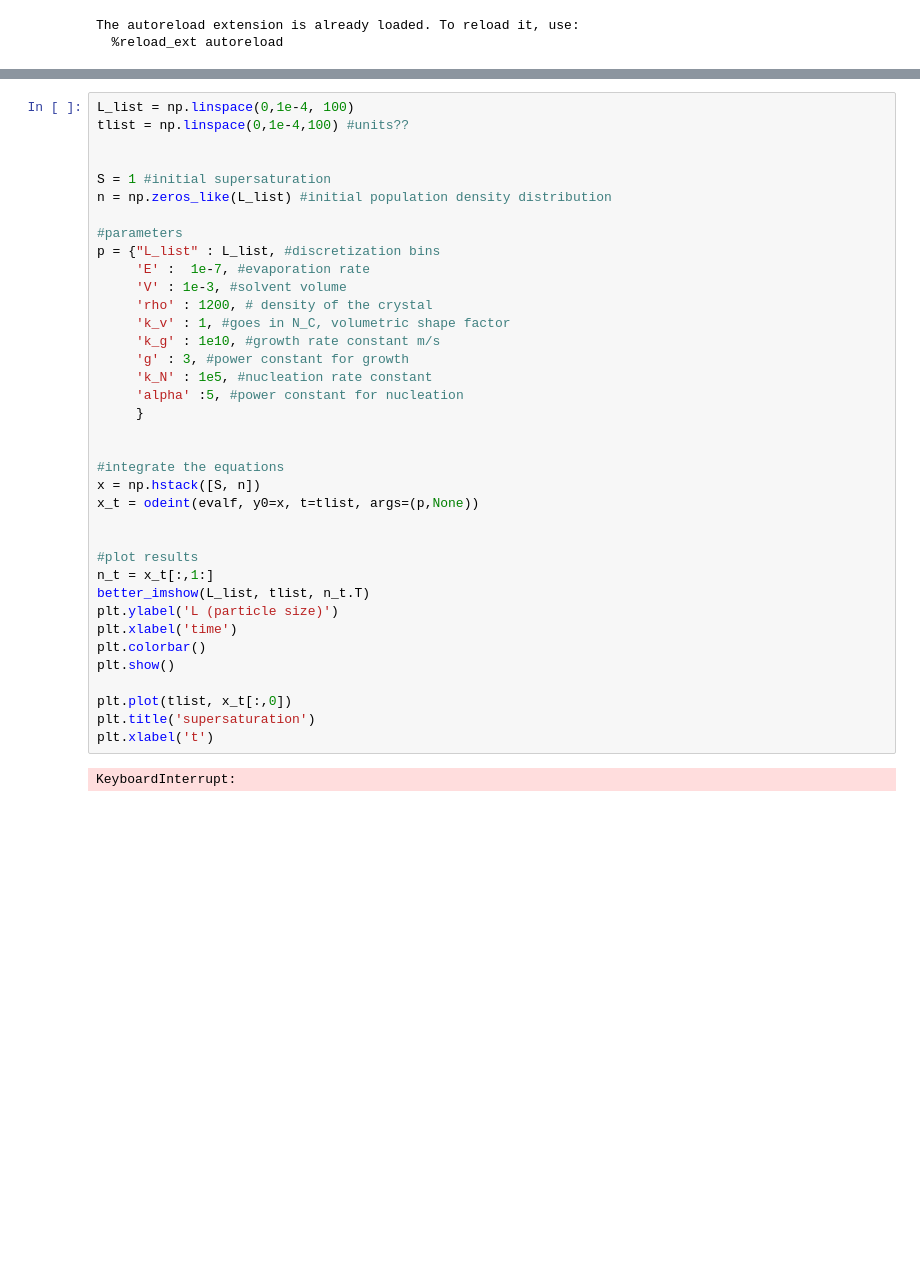
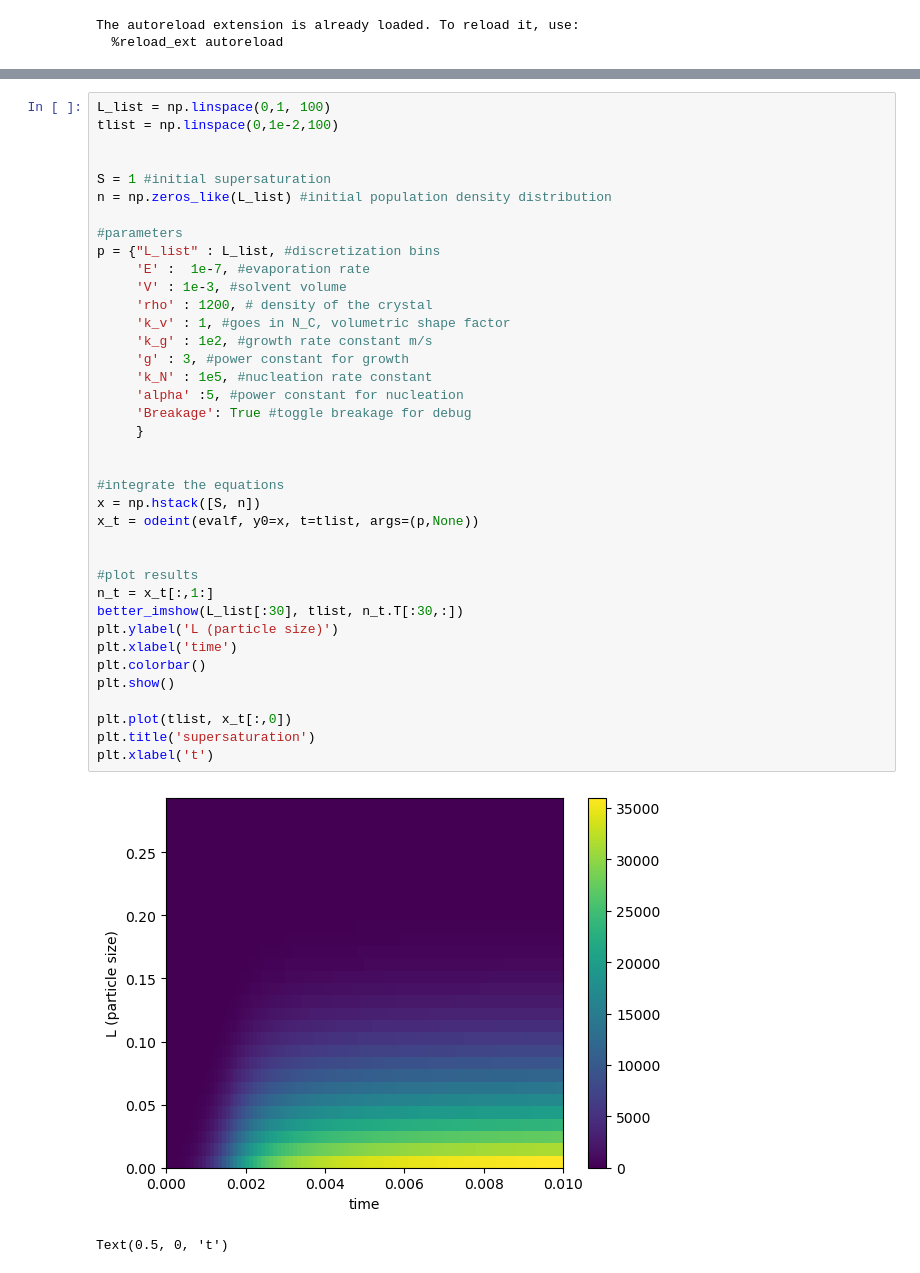
Before and after one commit to lucasattia/crystalPBM, a Jupyter notebook: functions/testevalf.ipynb, the cells around one changed output, grey strips where cells are left out. Saved outputs shown, nothing was run; the diff lists cells and outputs as text; blank space fills up the shorter version.

```diff
--- a/functions/testevalf.ipynb
+++ b/functions/testevalf.ipynb
@@ -68,39 +115,41 @@ Text(0.5, 0, 't')
 # %%
-L_list = np.linspace(0,1e-4, 100)
-tlist = np.linspace(0,1e-4,100) #units??
+L_list = np.linspace(0,1, 100)
+tlist = np.linspace(0,1e-2,100)
 
 
 S = 1 #initial supersaturation
 n = np.zeros_like(L_list) #initial population density distribution
 
 #parameters
 p = {"L_list" : L_list, #discretization bins
      'E' :  1e-7, #evaporation rate
      'V' : 1e-3, #solvent volume
      'rho' : 1200, # density of the crystal
      'k_v' : 1, #goes in N_C, volumetric shape factor
-     'k_g' : 1e10, #growth rate constant m/s
+     'k_g' : 1e2, #growth rate constant m/s
      'g' : 3, #power constant for growth
      'k_N' : 1e5, #nucleation rate constant
      'alpha' :5, #power constant for nucleation
+     'Breakage': True #toggle breakage for debug
      }
 
 
 #integrate the equations
 x = np.hstack([S, n])
 x_t = odeint(evalf, y0=x, t=tlist, args=(p,None))
 
 
 #plot results
 n_t = x_t[:,1:]
-better_imshow(L_list, tlist, n_t.T)
+better_imshow(L_list[:30], tlist, n_t.T[:30,:])
 plt.ylabel('L (particle size)')
 plt.xlabel('time')
 plt.colorbar()
 plt.show()
 
 plt.plot(tlist, x_t[:,0])
 plt.title('supersaturation')
 plt.xlabel('t')
 # %% [output]
+[figure, added]
-KeyboardInterrupt:
+Text(0.5, 0, 't')
```
Also changed, not shown: parts of 8 cells of this notebook, 3 other files.
